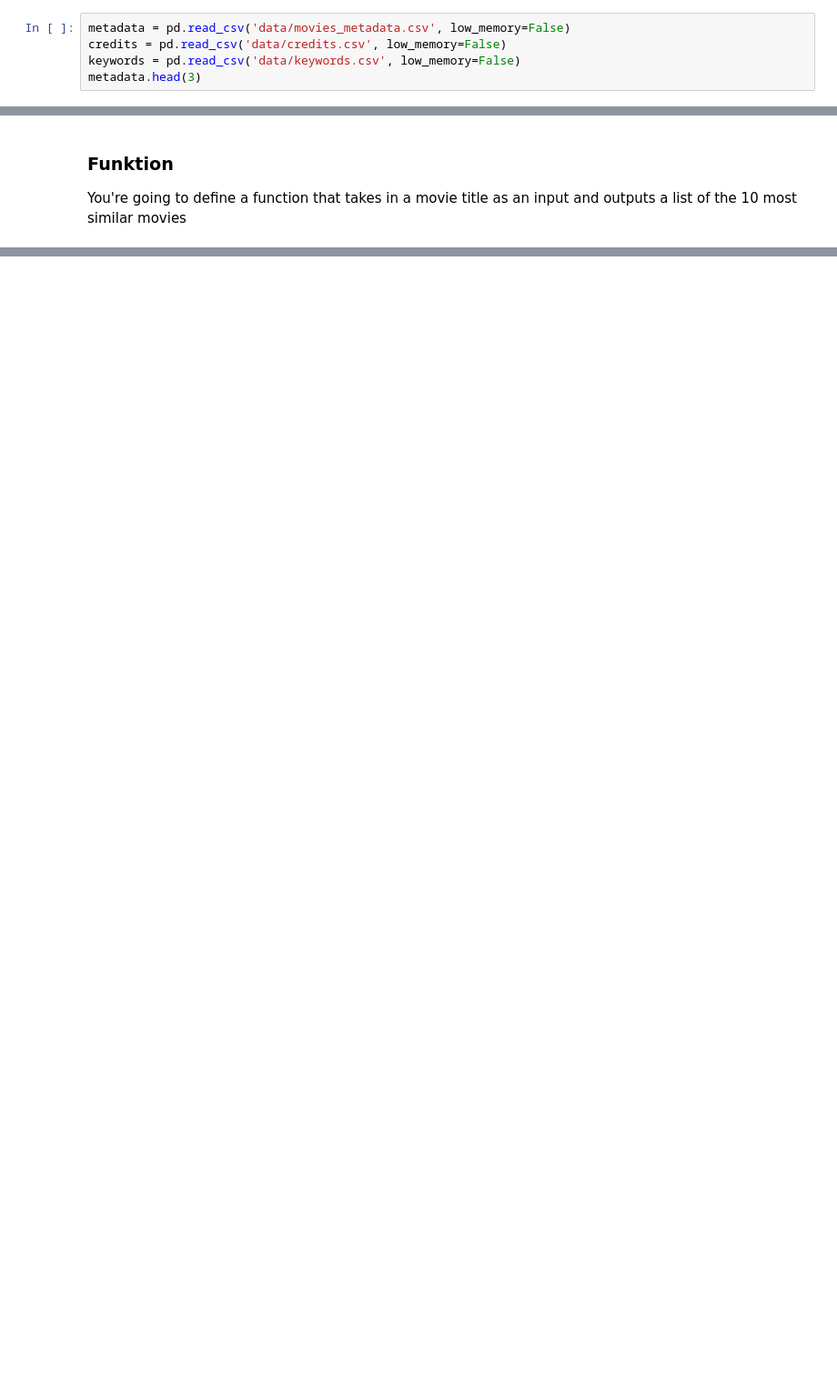
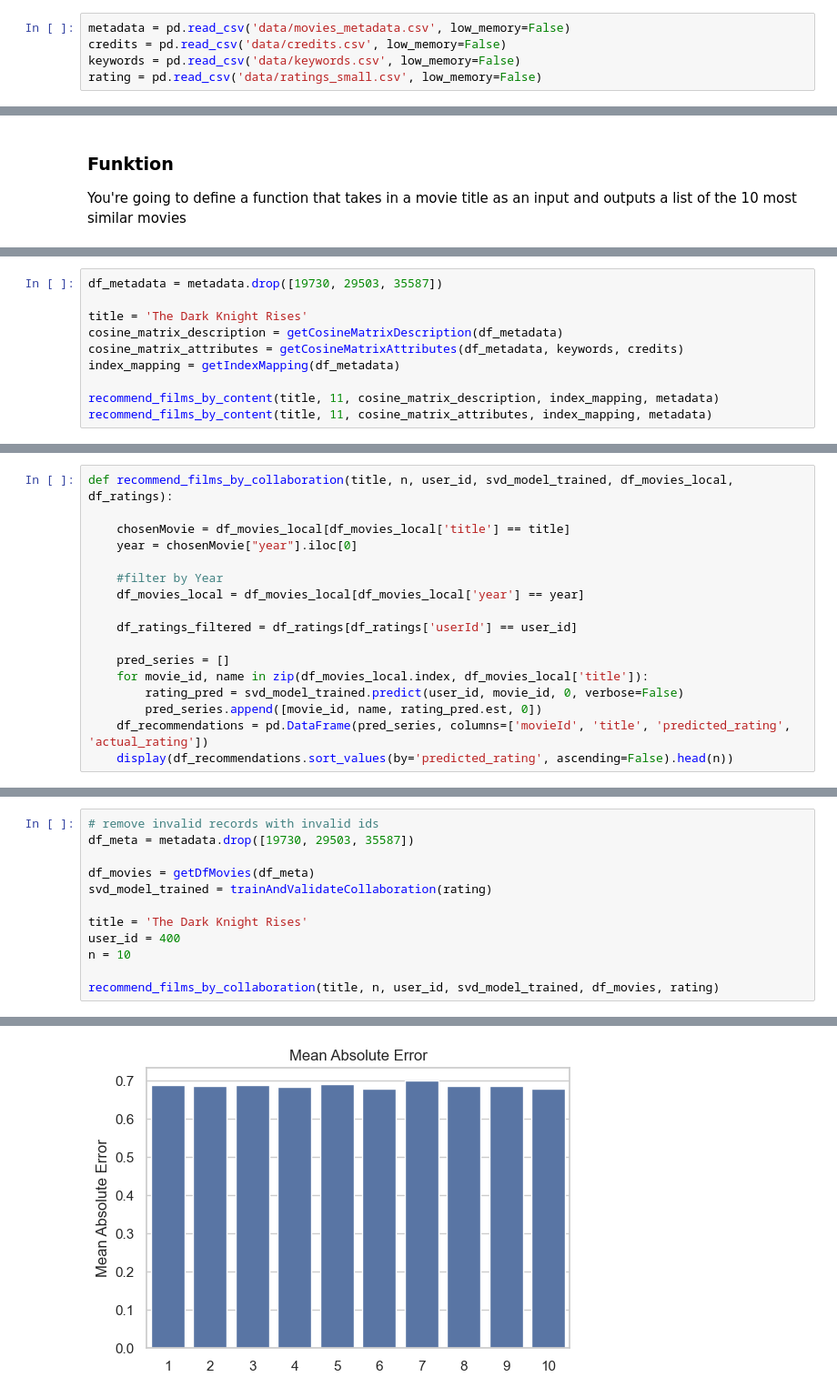
Before and after one commit to LFS96/hs_mz_its2, a Jupyter notebook: ITS__Notebook.ipynb, the cells around one changed output, grey strips where cells are left out. Shown at 91% size. Cells and saved outputs as stored; diff of their text form; blank space fills up the shorter version.

```diff
--- a/ITS__Notebook.ipynb
+++ b/ITS__Notebook.ipynb
@@ -24,4 +29,4 @@ Im folgenden Abschnitt importieren wir die metadata.csv. Um den erfolgreichen im
 metadata = pd.read_csv('data/movies_metadata.csv', low_memory=False)
 credits = pd.read_csv('data/credits.csv', low_memory=False)
 keywords = pd.read_csv('data/keywords.csv', low_memory=False)
-metadata.head(3)
+rating = pd.read_csv('data/ratings_small.csv', low_memory=False)
@@ -139,0 +181,10 @@ Name: title, dtype: object
+# %%
+df_metadata = metadata.drop([19730, 29503, 35587])
+
+title = 'The Dark Knight Rises'
+cosine_matrix_description = getCosineMatrixDescription(df_metadata)
+cosine_matrix_attributes = getCosineMatrixAttributes(df_metadata, keywords, credits)
+index_mapping = getIndexMapping(df_metadata)
+
+recommend_films_by_content(title, 11, cosine_matrix_description, index_mapping, metadata)
+recommend_films_by_content(title, 11, cosine_matrix_attributes, index_mapping, metadata)
@@ -139,0 +307,17 @@ Name: title, dtype: object
+# %%
+def recommend_films_by_collaboration(title, n, user_id, svd_model_trained, df_movies_local, df_ratings):
+
+    chosenMovie = df_movies_local[df_movies_local['title'] == title]
+    year = chosenMovie["year"].iloc[0]
+
+    #filter by Year
+    df_movies_local = df_movies_local[df_movies_local['year'] == year]
+
+    df_ratings_filtered = df_ratings[df_ratings['userId'] == user_id]
+
+    pred_series = []
+    for movie_id, name in zip(df_movies_local.index, df_movies_local['title']):
+        rating_pred = svd_model_trained.predict(user_id, movie_id, 0, verbose=False)
+        pred_series.append([movie_id, name, rating_pred.est, 0])
+    df_recommendations = pd.DataFrame(pred_series, columns=['movieId', 'title', 'predicted_rating', 'actual_rating'])
+    display(df_recommendations.sort_values(by='predicted_rating', ascending=False).head(n))
@@ -139,0 +331,13 @@ Name: title, dtype: object
+# %%
+# remove invalid records with invalid ids
+df_meta = metadata.drop([19730, 29503, 35587])
+
+df_movies = getDfMovies(df_meta)
+svd_model_trained = trainAndValidateCollaboration(rating)
+
+title = 'The Dark Knight Rises'
+user_id = 400
+n = 10
+
+recommend_films_by_collaboration(title, n, user_id, svd_model_trained, df_movies, rating)
+# %% [output]
@@ -139,0 +355 @@ Name: title, dtype: object
+[figure, added]
```
Also changed, not shown: parts of 28 cells of this notebook, 1 other file.
